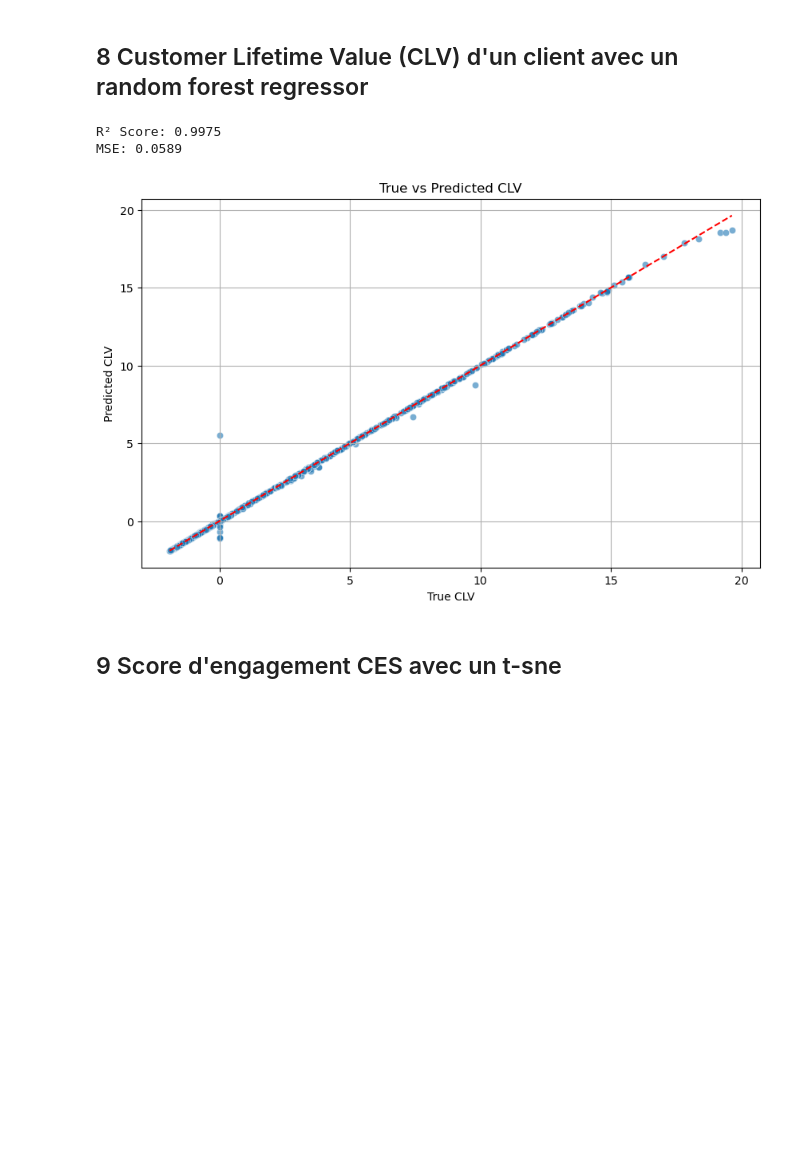
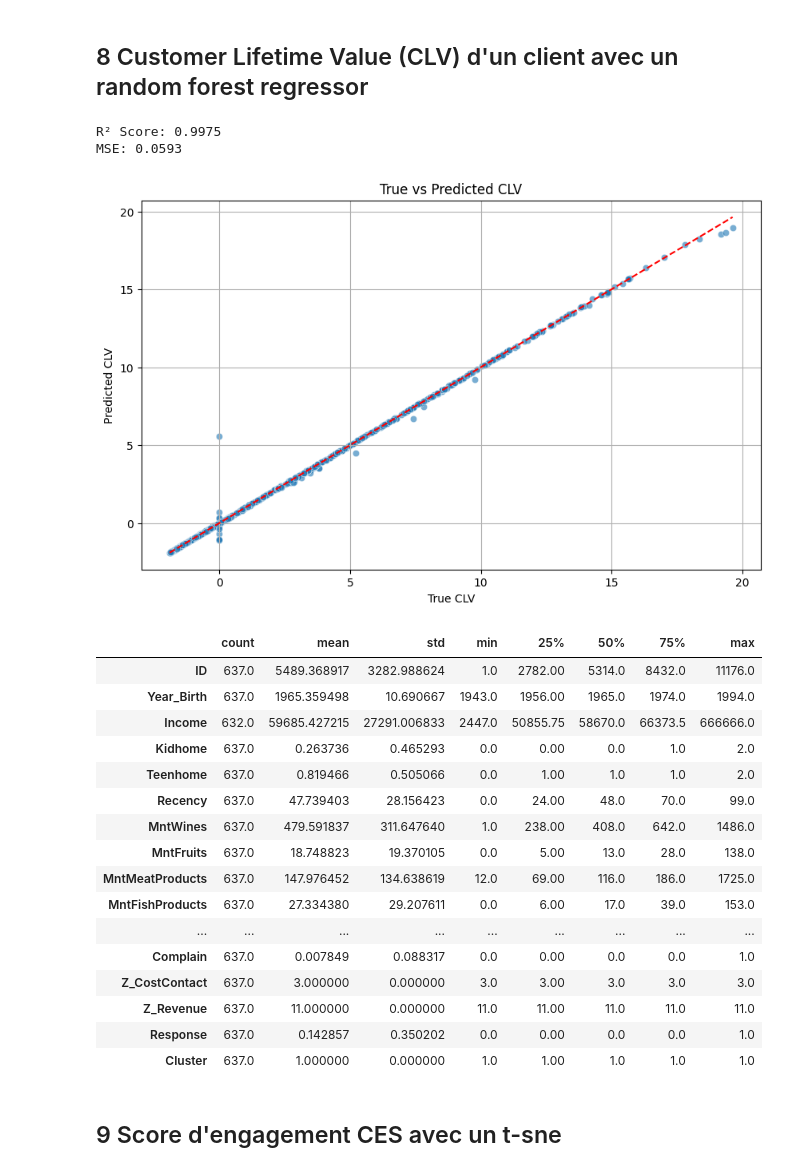
Before and after one commit to Jmuhleman/BUI_2024, a Jupyter notebook: projet/exploration.ipynb, the cells around one changed output. Drawn from its saved outputs; the diff is of its cells as text; code cells hidden in the pictures; blank space fills up the shorter version.

```diff
--- a/projet/exploration.ipynb
+++ b/projet/exploration.ipynb
@@ -32,10 +32,11 @@ def clean_df(data_df):
 
     data_scaled_df = pd.DataFrame(data_scaled, columns=imputed_num_df.columns, index=imputed_num_df.index)
     final_df = pd.concat([data_scaled_df, non_num_df], axis=1)
-    return final_df
+
+    return final_df, data_scaled_df
 
 data_df = load_df()
-final_df = clean_df(data_df)
+final_df, X_scaled = clean_df(data_df)
 
 data_numerical = final_df.select_dtypes(include='number').copy()
 data_non_numerical = final_df.select_dtypes(exclude='number').copy()
@@ -114,4 +115,5 @@ plt.ylabel('Principal Component 2', fontsize=12)
 plt.legend(title='Cluster')
 plt.grid(True)
 plt.show()
+data_df['Cluster'] = final_df['Cluster'].copy()
 # %% [output]
@@ -461,42 +464,78 @@ final_df['NumPurchases'] = (
     final_df.get('NumStorePurchases', 0)
 )
 
+data_df['TotalSpending'] = (
+    data_df['MntWines'] +
+    data_df.get('MntFruits', 0) +
+    data_df.get('MntMeatProducts', 0) +
+    data_df.get('MntFishProducts', 0) +
+    data_df.get('MntSweetProducts', 0) +
+    data_df.get('MntGoldProds', 0)
+)
+data_df['NumPurchases'] = (
+    data_df['NumWebPurchases'] +
+    data_df.get('NumCatalogPurchases', 0) +
+    data_df.get('NumStorePurchases', 0)
+    )
+
 final_df['AveragePurchaseValue'] = final_df['TotalSpending'] / (final_df['NumPurchases'] + 1e-6)  # Avoid division by zero
 final_df['CLV'] = final_df['AveragePurchaseValue'] * final_df['NumPurchases']
 
-# Handle potential infinities or NaNs
+
+data_df['AveragePurchaseValue'] = data_df['TotalSpending'] / (data_df['NumPurchases'] + 1e-6)  # Avoid division by zero
+data_df['CLV'] = data_df['AveragePurchaseValue'] * data_df['NumPurchases']
+
+
 final_df['CLV'] = final_df['CLV'].fillna(final_df['CLV'].median())
 
 # ML: Predicting CLV
 # Define features and target
 X = final_df.drop(columns=['CLV'], errors='ignore').select_dtypes(include='number')  # Numeric features
 y = final_df['CLV']
 
 # Train-test split
 X_train, X_test, y_train, y_test = train_test_split(X, y, test_size=0.3, random_state=42)
 
 # Train Random Forest Regressor
 rf_model = RandomForestRegressor(random_state=42)
 rf_model.fit(X_train, y_train)
 
 # Predictions and evaluation
 y_pred = rf_model.predict(X_test)
 print(f"R² Score: {r2_score(y_test, y_pred):.4f}")
 print(f"MSE: {mean_squared_error(y_test, y_pred):.4f}")
 
 # Visualize predictions
 plt.figure(figsize=(10, 6))
 sns.scatterplot(x=y_test, y=y_pred, alpha=0.6)
 plt.plot([y_test.min(), y_test.max()], [y_test.min(), y_test.max()], color='red', linestyle='--')
 plt.title('True vs Predicted CLV')
 plt.xlabel('True CLV')
 plt.ylabel('Predicted CLV')
 plt.grid(True)
 plt.show()
+data_df[ data_df['Cluster'] == 1].describe().T
 # %% [output]
 R² Score: 0.9975
-MSE: 0.0589
+MSE: 0.0593
-[figure, old version]
+[figure, new version]
+|  | count | mean | std | min | 25% | 50% | 75% | max |
+| ID | 637.0 | 5489.368917 | 3282.988624 | 1.0 | 2782.00 | 5314.0 | 8432.0 | 11176.0 |
+| Year_Birth | 637.0 | 1965.359498 | 10.690667 | 1943.0 | 1956.00 | 1965.0 | 1974.0 | 1994.0 |
+| Income | 632.0 | 59685.427215 | 27291.006833 | 2447.0 | 50855.75 | 58670.0 | 66373.5 | 666666.0 |
+| Kidhome | 637.0 | 0.263736 | 0.465293 | 0.0 | 0.00 | 0.0 | 1.0 | 2.0 |
+| Teenhome | 637.0 | 0.819466 | 0.505066 | 0.0 | 1.00 | 1.0 | 1.0 | 2.0 |
+| Recency | 637.0 | 47.739403 | 28.156423 | 0.0 | 24.00 | 48.0 | 70.0 | 99.0 |
+| MntWines | 637.0 | 479.591837 | 311.647640 | 1.0 | 238.00 | 408.0 | 642.0 | 1486.0 |
+| MntFruits | 637.0 | 18.748823 | 19.370105 | 0.0 | 5.00 | 13.0 | 28.0 | 138.0 |
+| MntMeatProducts | 637.0 | 147.976452 | 134.638619 | 12.0 | 69.00 | 116.0 | 186.0 | 1725.0 |
+| MntFishProducts | 637.0 | 27.334380 | 29.207611 | 0.0 | 6.00 | 17.0 | 39.0 | 153.0 |
+| ... | ... | ... | ... | ... | ... | ... | ... | ... |
+| Complain | 637.0 | 0.007849 | 0.088317 | 0.0 | 0.00 | 0.0 | 0.0 | 1.0 |
+| Z_CostContact | 637.0 | 3.000000 | 0.000000 | 3.0 | 3.00 | 3.0 | 3.0 | 3.0 |
+| Z_Revenue | 637.0 | 11.000000 | 0.000000 | 11.0 | 11.00 | 11.0 | 11.0 | 11.0 |
+| Response | 637.0 | 0.142857 | 0.350202 | 0.0 | 0.00 | 0.0 | 0.0 | 1.0 |
+| Cluster | 637.0 | 1.000000 | 0.000000 | 1.0 | 1.00 | 1.0 | 1.0 | 1.0 |
 # %% [markdown]
 ## 9 Score d'engagement CES avec un t-sne
 # %%
```
Also changed, not shown: parts of 7 cells of this notebook.
